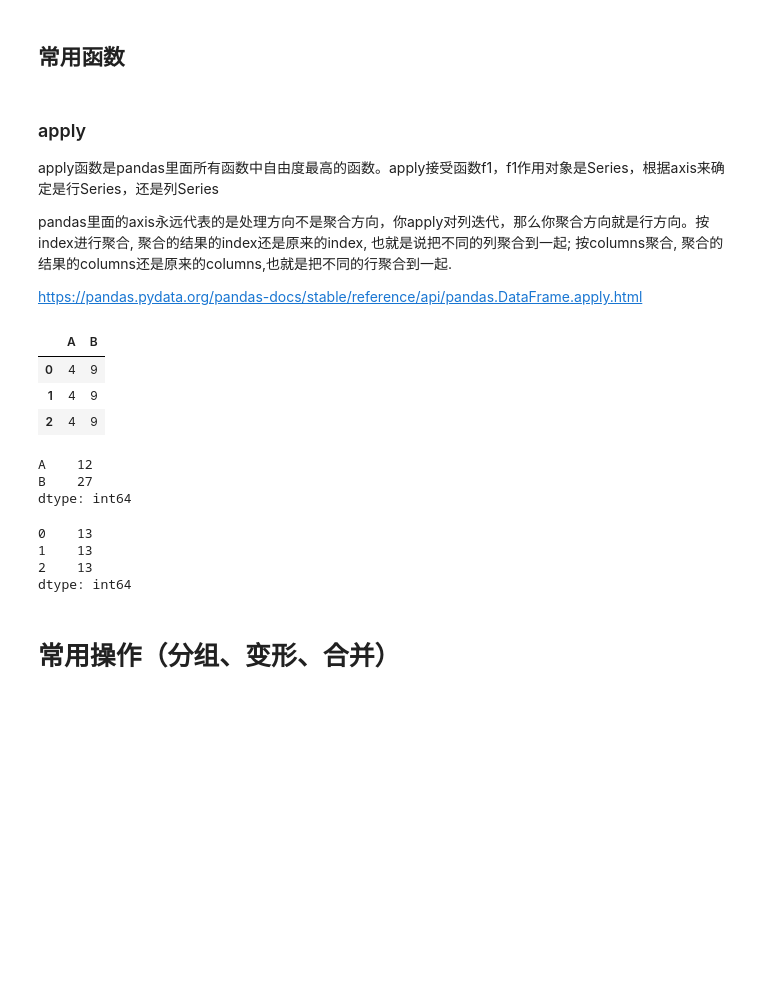
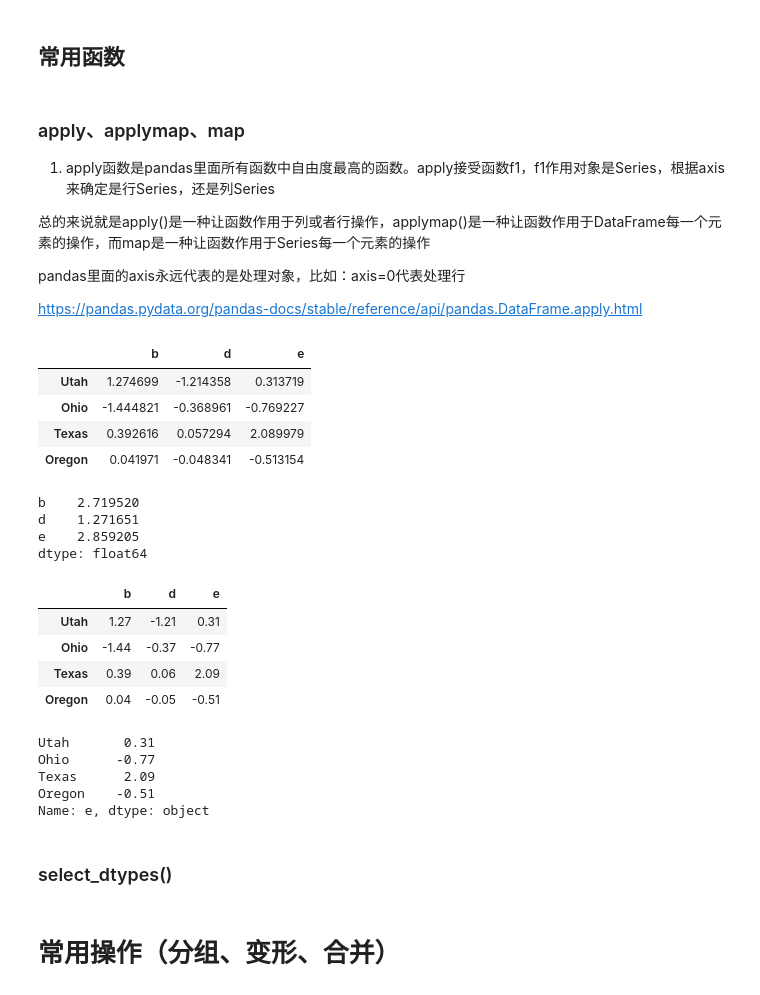
Before and after one commit to maoweixy/AI, a Jupyter notebook: Snippet/Pandas_Snippet.ipynb, the cells around one changed output. Cells and saved outputs as stored; diff of their text form; code cells hidden in the pictures; blank space fills up the shorter version.

```diff
--- a/Snippet/Pandas_Snippet.ipynb
+++ b/Snippet/Pandas_Snippet.ipynb
@@ -514,33 +514,48 @@ dtype: object
 # %% [markdown]
 ## 常用函数
 # %% [markdown]
-### apply
+### apply、applymap、map
 
-apply函数是pandas里面所有函数中自由度最高的函数。apply接受函数f1，f1作用对象是Series，根据axis来确定是行Series，还是列Series
+1. apply函数是pandas里面所有函数中自由度最高的函数。apply接受函数f1，f1作用对象是Series，根据axis来确定是行Series，还是列Series
 
-pandas里面的axis永远代表的是处理方向不是聚合方向，你apply对列迭代，那么你聚合方向就是行方向。按index进行聚合, 聚合的结果的index还是原来的index, 也就是说把不同的列聚合到一起; 按columns聚合, 聚合的结果的columns还是原来的columns,也就是把不同的行聚合到一起.
+总的来说就是apply()是一种让函数作用于列或者行操作，applymap()是一种让函数作用于DataFrame每一个元素的操作，而map是一种让函数作用于Series每一个元素的操作
+
+pandas里面的axis永远代表的是处理对象，比如：axis=0代表处理行
 
 https://pandas.pydata.org/pandas-docs/stable/reference/api/pandas.DataFrame.apply.html
-# %%
-df = pd.DataFrame([[4, 9]] * 3, columns=['A', 'B'])
-df
-#对行进行处理，每一行相加
-df.apply(np.sum, axis=0)
-
-#对列进行处理，每一列相加
-df.apply(np.sum, axis=1)
-# %% [output]
-|  | A | B |
-| 0 | 4 | 9 |
-| 1 | 4 | 9 |
-| 2 | 4 | 9 |
-A    12
-B    27
-dtype: int64
-0    13
-1    13
-2    13
-dtype: int64
+# %%
+df = pd.DataFrame(np.random.randn(4, 3), columns=list('bde'), index=['Utah', 'Ohio', 'Texas', 'Oregon'])
+df
+
+f = lambda x: x.max() - x.min()
+df.apply(f)
+
+format_1 = lambda x: '%.2f' % x
+df.applymap(format_1)
+
+df['e'].map(format_1)
+# %% [output]
+|  | b | d | e |
+| Utah | 1.274699 | -1.214358 | 0.313719 |
+| Ohio | -1.444821 | -0.368961 | -0.769227 |
+| Texas | 0.392616 | 0.057294 | 2.089979 |
+| Oregon | 0.041971 | -0.048341 | -0.513154 |
+b    2.719520
+d    1.271651
+e    2.859205
+dtype: float64
+|  | b | d | e |
+| Utah | 1.27 | -1.21 | 0.31 |
+| Ohio | -1.44 | -0.37 | -0.77 |
+| Texas | 0.39 | 0.06 | 2.09 |
+| Oregon | 0.04 | -0.05 | -0.51 |
+Utah       0.31
+Ohio      -0.77
+Texas      2.09
+Oregon    -0.51
+Name: e, dtype: object
+# %% [markdown]
+### select_dtypes()
 # %% [markdown]
 # 常用操作（分组、变形、合并）
 # %% [markdown]
```
Also changed, not shown: parts of 4 cells of this notebook, 33 other files.
